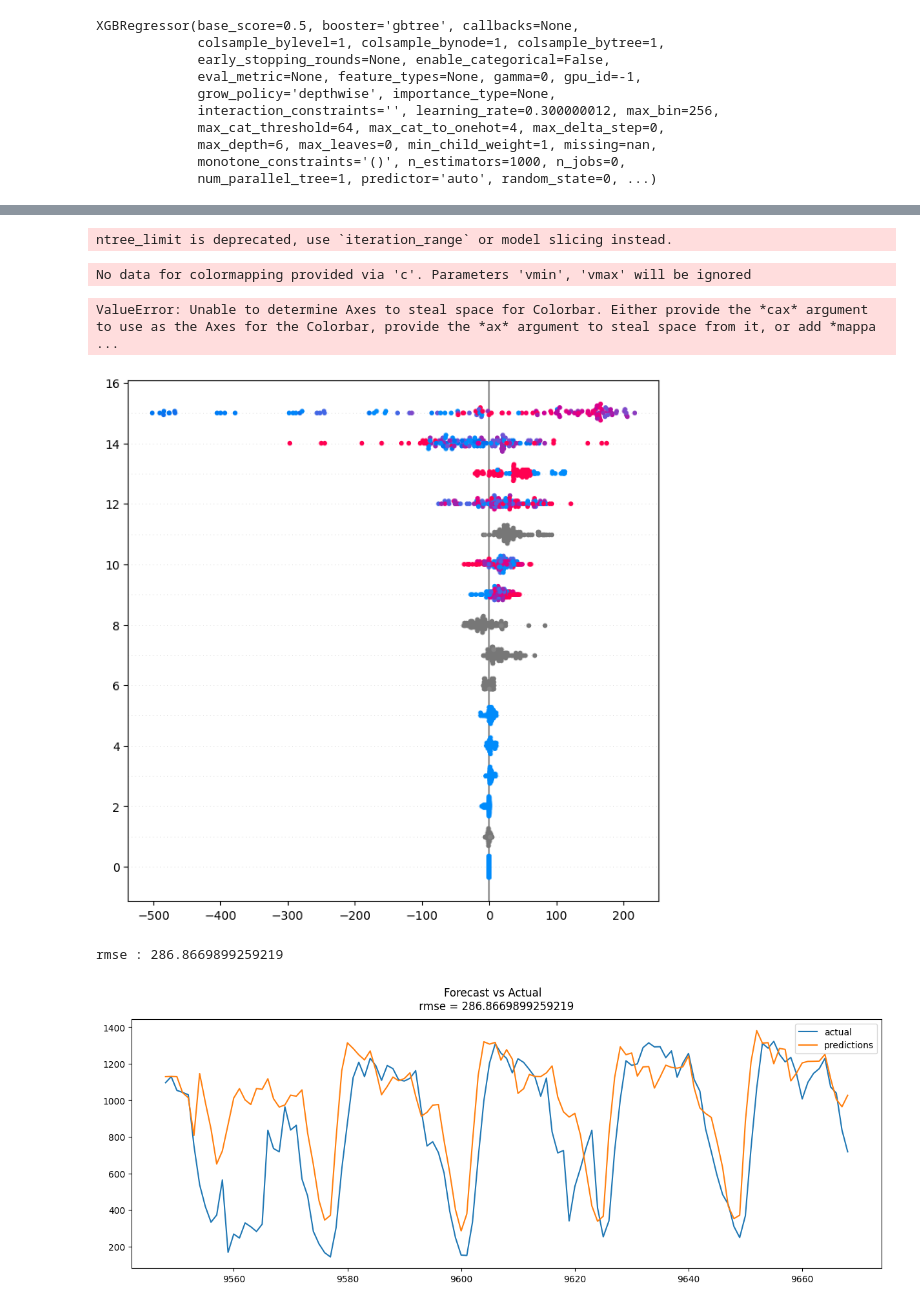
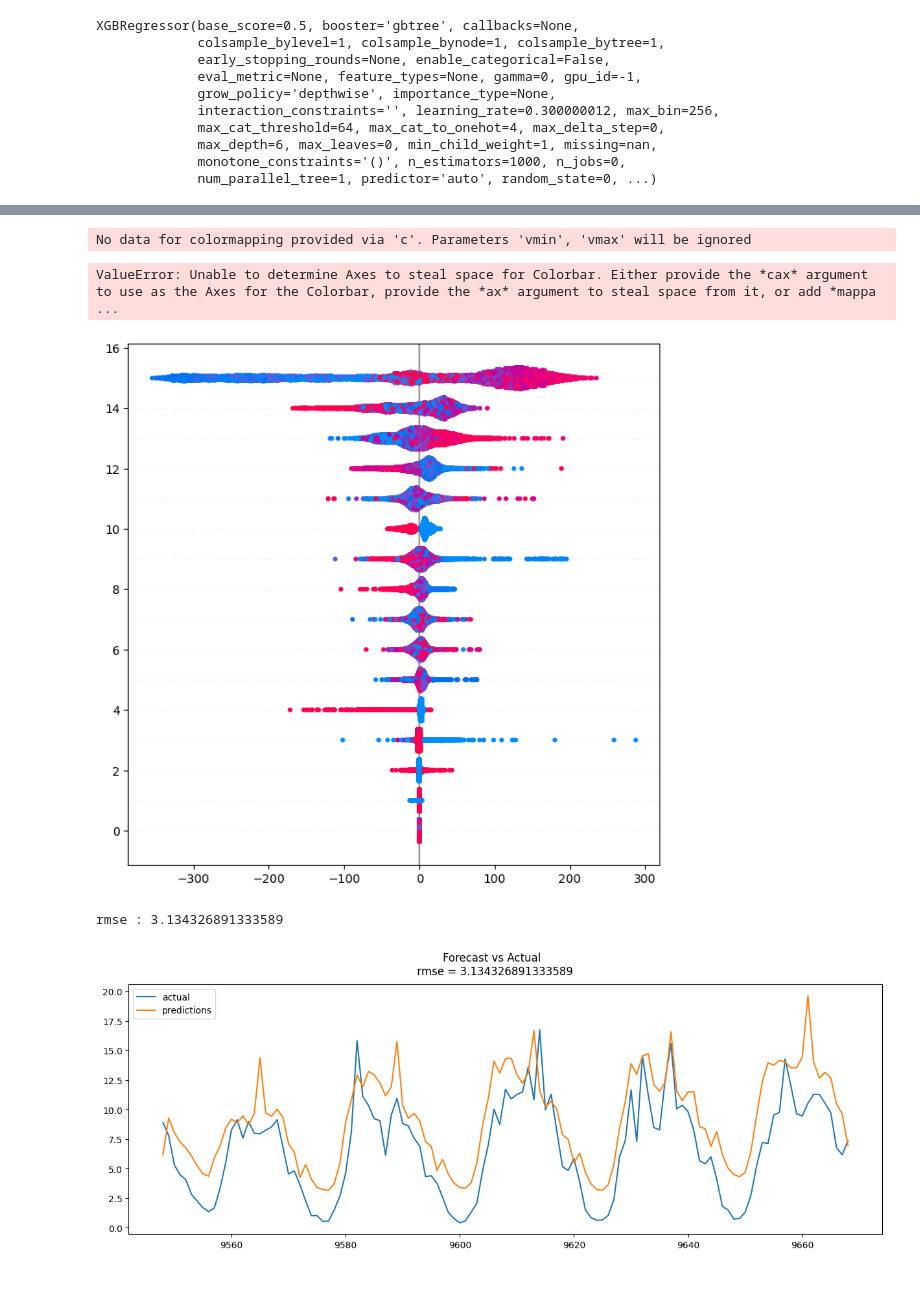
Before and after one commit to romainf28/datathon_gamma_livraisonCO, a Jupyter notebook: Xgboost.ipynb, the cells around one changed output, grey strips where cells are left out. Cells and saved outputs as stored; diff of their text form; code cells hidden in the pictures.

Commit message:
try to fix shap and test predictions

```diff
--- a/Xgboost.ipynb
+++ b/Xgboost.ipynb
@@ -52,17 +59,20 @@ Try using .loc[row_indexer,col_indexer] = value instead
 
 See the caveats in the documentation: https://pandas.pydata.org/pandas-docs/stable/user_guide/indexing.html#returning-a-view-versus-a-copy
 # %%
-X_test_ce['Durée avant les prochaines vacances scolaires'] = pd.to_timedelta(X_test_ce['Durée avant les prochaines vacances scolaires']).dt.days
+X_test_sts['Durée avant les prochaines vacances scolaires'] = pd.to_timedelta(X_test_sts['Durée avant les prochaines vacances scolaires']).dt.days
 # %% [output]
 A value is trying to be set on a copy of a slice from a DataFrame.
 Try using .loc[row_indexer,col_indexer] = value instead
 
 See the caveats in the documentation: https://pandas.pydata.org/pandas-docs/stable/user_guide/indexing.html#returning-a-view-versus-a-copy
+# %%
+X_train_sts = X_train_sts.astype(float)
+X_test_sts = X_test_sts.astype(float)
 # %%
 import xgboost as xgb
 reg = xgb.XGBRegressor(n_estimators=1000)
-reg.fit(X_train_ce, y_train_ce,
-        eval_set=[(X_train_ce, y_train_ce), (X_test_ce, y_test_ce)],
+reg.fit(X_train_sts, y_train_sts.interpolate(),
+        eval_set=[(X_train_sts, y_train_sts.interpolate()), (X_test_sts, y_test_sts.interpolate())],
         eval_metric='rmse',
         verbose = False)
 # %% [output]
@@ -85,32 +95,32 @@ xgb.plot_importance(reg, height=0.8)
 # %%
-explainer = shap.TreeExplainer(reg)
-shap_values = explainer.shap_values(X_test_ce)
+explainer = shap.Explainer(reg,X_train_sts)
+shap_values = explainer.shap_values(X_train_sts)
-# %% [output]
-ntree_limit is deprecated, use `iteration_range` or model slicing instead.
 # %%
-shap.summary_plot(shap_values, X_test_ce)
+import matplotlib.pyplot as plt
+cmap = plt.get_cmap('viridis')
+shap.summary_plot(shap_values, X_train_sts,feature_names = X_train_sts.columns,show=False,color=cmap )
 # %% [output]
 No data for colormapping provided via 'c'. Parameters 'vmin', 'vmax' will be ignored
 ValueError: Unable to determine Axes to steal space for Colorbar. Either provide the *cax* argument to use as the Axes for the Colorbar, provide the *ax* argument to steal space from it, or add *mappa ...
-[figure, old version]
+[figure, new version]
 # %%
 from sklearn.metrics import mean_squared_error
-preds = reg.predict(X_test_ce)
-rmse = mean_squared_error(preds,y_test_ce,squared=False)
+preds = reg.predict(X_test_conv)
+rmse = mean_squared_error(preds,y_test_conv,squared=False)
 print(f'rmse : {rmse}')
 # %% [output]
-rmse : 286.8669899259219
+rmse : 3.134326891333589
 # %%
 import matplotlib.pyplot as plt
 f, ax = plt.subplots(1)
 f.set_figheight(5)
 f.set_figwidth(15)
 
 
-y_all = pd.DataFrame({"actual":y_test_ce, "predictions":preds})
+y_all = pd.DataFrame({"actual":y_test_conv, "predictions":preds})
 
 _ = y_all.plot(ax=ax)
 
 plot = plt.suptitle('Forecast vs Actual \n rmse = {}'.format(rmse))
 # %% [output]
-[figure, old version]
+[figure, new version]
```
Also changed, not shown: parts of 4 cells of this notebook, 6 other files.
